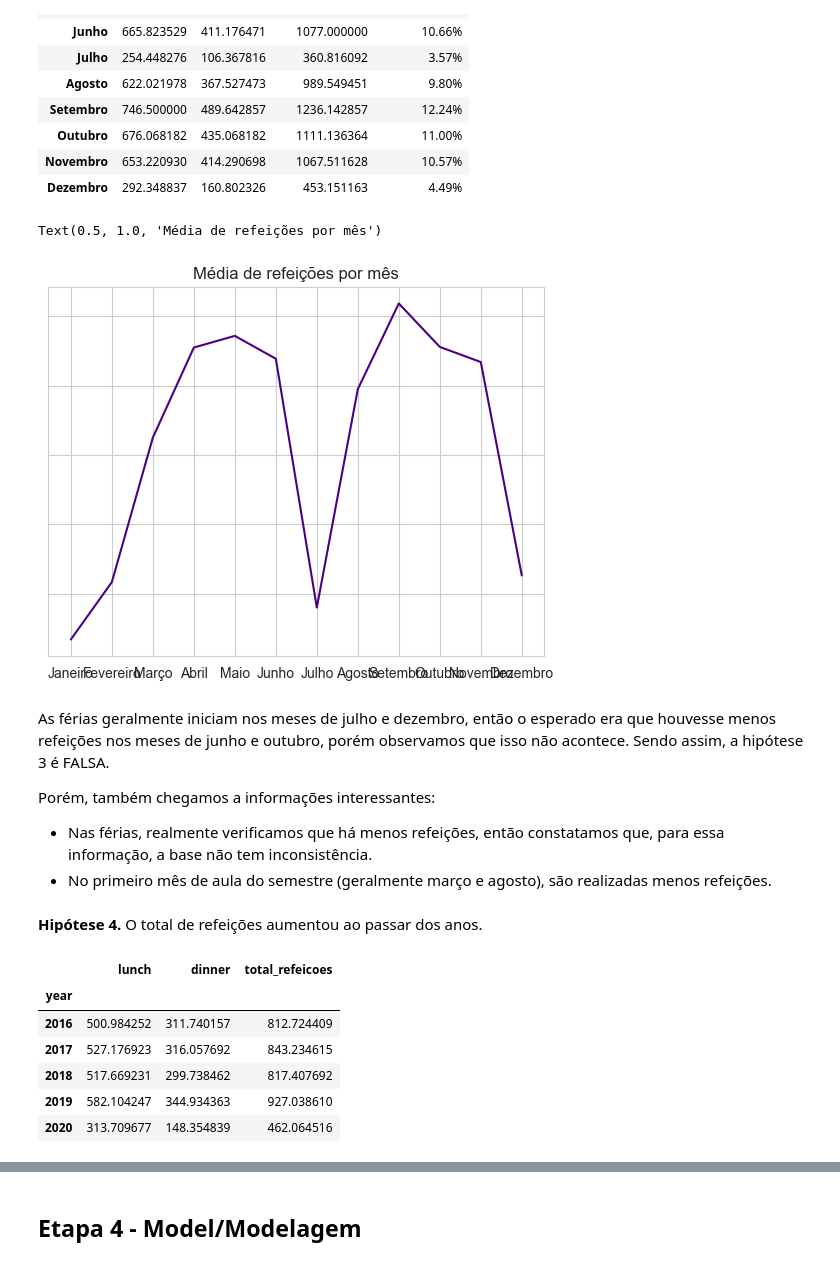
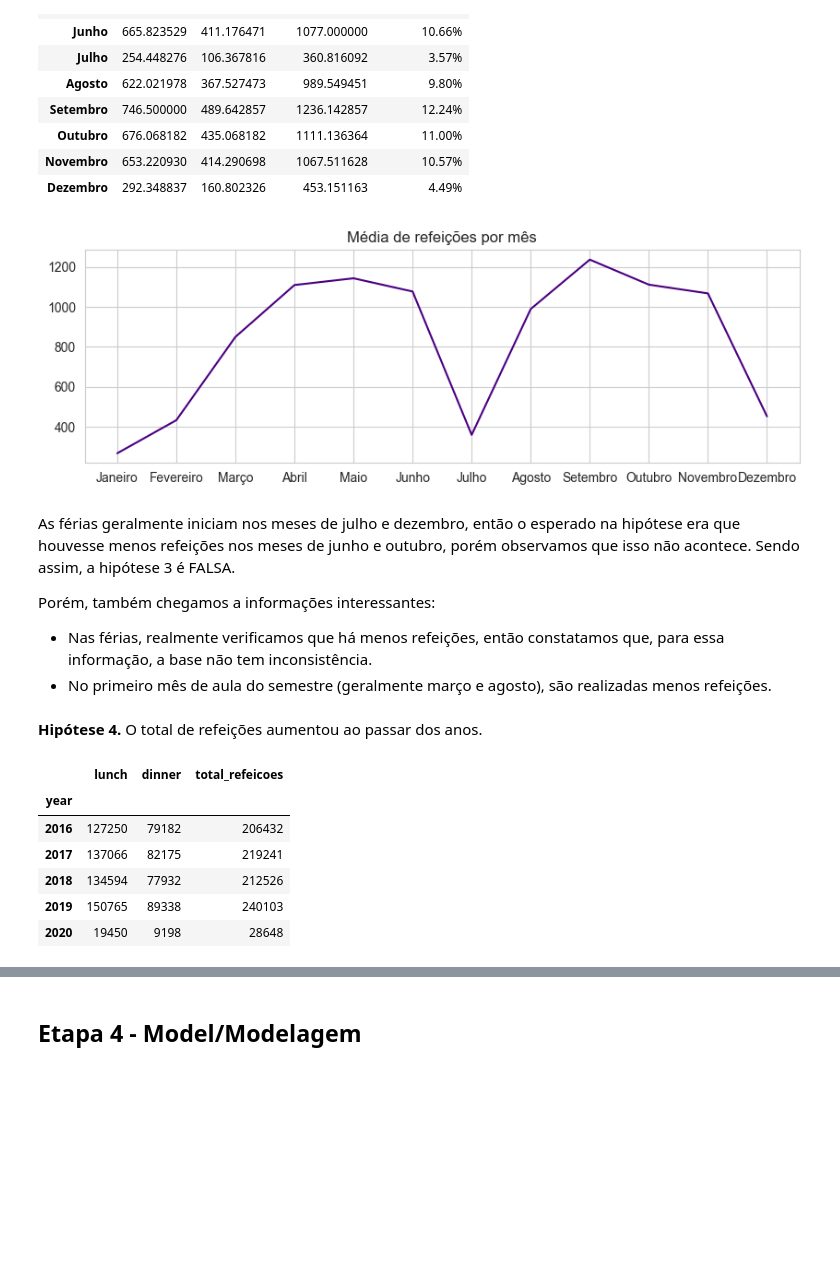
Before and after one commit to eloabe/time-series-analysis, a Jupyter notebook: time_series.ipynb, the cells around one changed output, grey strips where cells are left out. Cells and saved outputs as stored; diff of their text form; code cells hidden in the pictures; blank space fills up the shorter version.

```diff
--- a/time_series.ipynb
+++ b/time_series.ipynb
@@ -238,15 +255,17 @@ mean_by_month
 | Dezembro | 292.348837 | 160.802326 | 453.151163 | 4.49% |
 # %%
 #visualizando a informação
+plt.figure(figsize = (10, 3))
+
 sns.lineplot(mean_by_month['total_refeicoes'], color='indigo').set(xlabel=None,
-                                                                   ylabel=None,
-                                                                   yticklabels=[])
+                                                                   ylabel=None)
 plt.title('Média de refeições por mês')
+
+plt.show()
 # %% [output]
-Text(0.5, 1.0, 'Média de refeições por mês')
-[figure, old version]
+[figure, new version]
 # %% [markdown]
-As férias geralmente iniciam nos meses de julho e dezembro, então o esperado era que houvesse menos refeições nos meses de junho e outubro, porém observamos que isso não acontece. Sendo assim, a hipótese 3 é FALSA.
+As férias geralmente iniciam nos meses de julho e dezembro, então o esperado na hipótese era que houvesse menos refeições nos meses de junho e outubro, porém observamos que isso não acontece. Sendo assim, a hipótese 3 é FALSA.
 
 Porém, também chegamos a informações interessantes:
 - Nas férias, realmente verificamos que há menos refeições, então constatamos que, para essa informação, a base não tem inconsistência.
@@ -254,17 +273,16 @@ Porém, também chegamos a informações interessantes:
 # %% [markdown]
 **Hipótese 4.** O total de refeições aumentou ao passar dos anos.
 # %%
-#média de refeições por ano
-mean_by_year = df1.groupby('year').mean()[['lunch', 'dinner', 'total_refeicoes']]
+#total de refeições por ano
+total_by_year = df1.groupby('year').sum()[['lunch', 'dinner', 'total_refeicoes']]
 
-mean_by_year
-#sns.lineplot(mean_by_year['total_refeicoes'])
+total_by_year
 # %% [output]
 |  | lunch | dinner | total_refeicoes |
 | year |  |  |  |
-| 2016 | 500.984252 | 311.740157 | 812.724409 |
-| 2017 | 527.176923 | 316.057692 | 843.234615 |
-| 2018 | 517.669231 | 299.738462 | 817.407692 |
-| 2019 | 582.104247 | 344.934363 | 927.038610 |
-| 2020 | 313.709677 | 148.354839 | 462.064516 |
+| 2016 | 127250 | 79182 | 206432 |
+| 2017 | 137066 | 82175 | 219241 |
+| 2018 | 134594 | 77932 | 212526 |
+| 2019 | 150765 | 89338 | 240103 |
+| 2020 | 19450 | 9198 | 28648 |
 # %%
```
Also changed, not shown: parts of 12 cells of this notebook.
